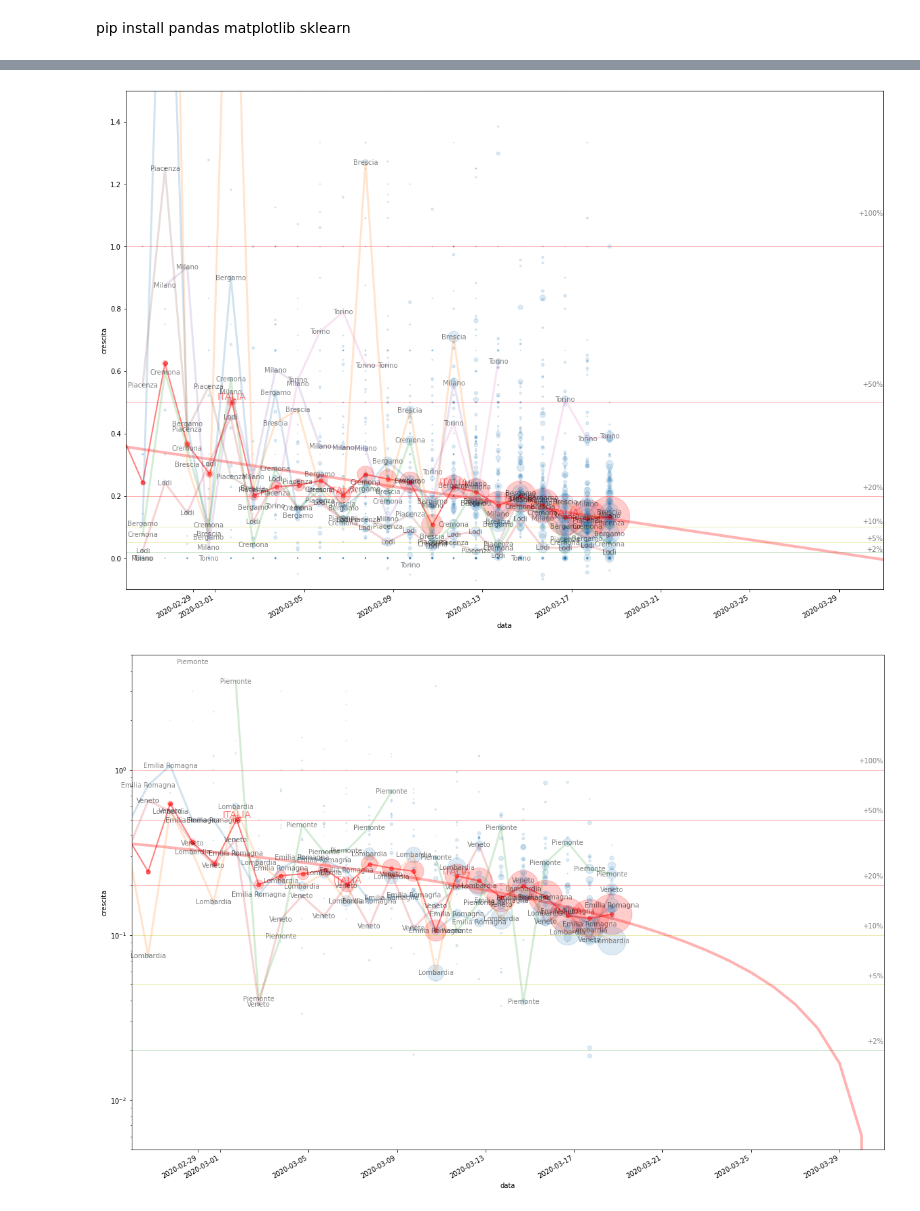
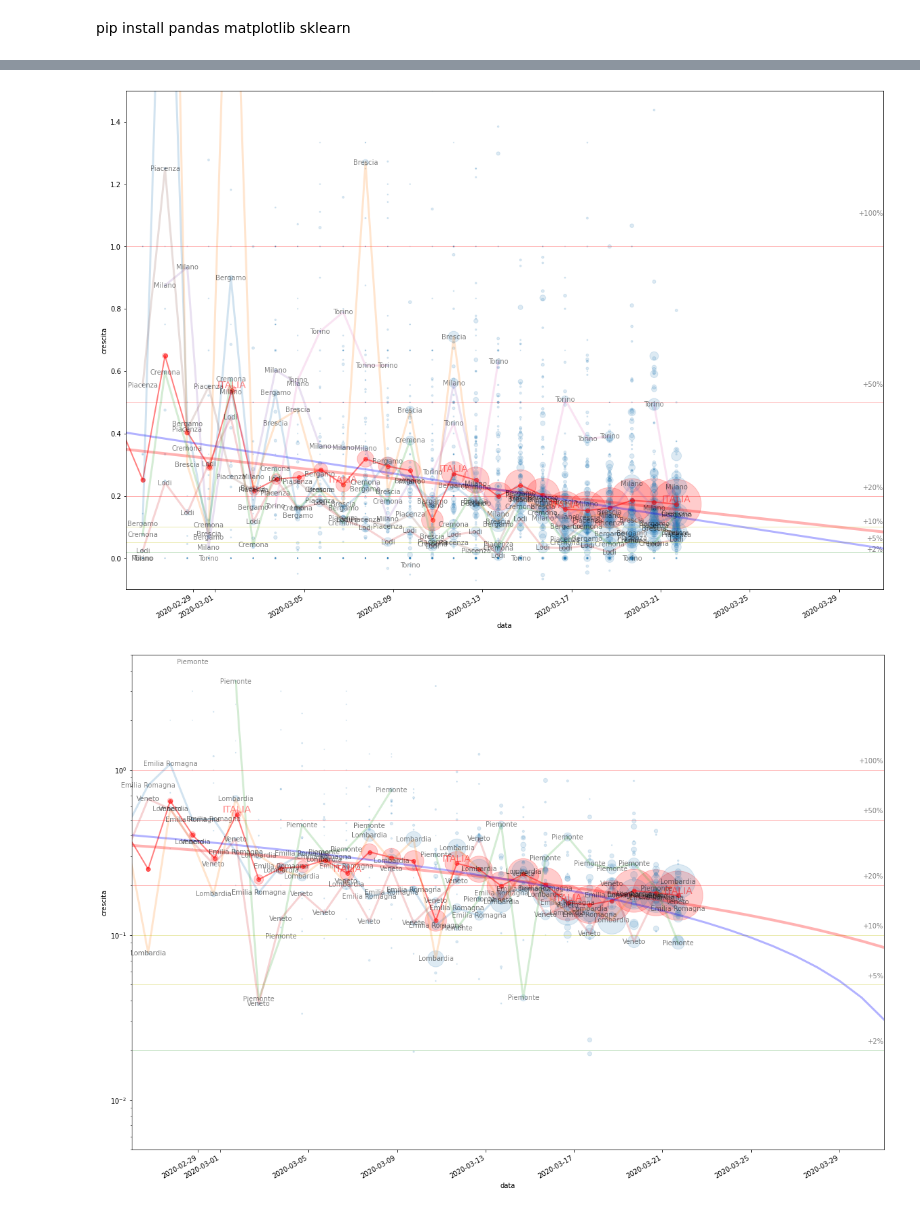
Before and after one commit to cairomassimo/analisi-covid-19-italia, a Jupyter notebook: main.ipynb, the cells around one changed output, grey strips where cells are left out. Drawn from its saved outputs; the diff is of its cells as text; code cells hidden in the pictures.

Commit message:
Dati aggiornati e grafico con medie mobili

```diff
--- a/main.ipynb
+++ b/main.ipynb
@@ -24,9 +24,10 @@ def carica_province():
     x = ita_province[['data', 'denominazione_provincia', 'totale_casi']].copy().sort_values(['denominazione_provincia', 'data'])
     x['data'] = pd.to_datetime(x['data'])
     x['luogo'] = x['denominazione_provincia']
+    del x['denominazione_provincia']
     x['nuovi_casi'] = x.groupby('luogo').totale_casi.diff()
-    x['totale_casi_prec'] = x.groupby('luogo').totale_casi.shift()
-    x['crescita'] = x['nuovi_casi'] / x['totale_casi_prec']
+    x['stima_attualmente_positivi'] = x.groupby('luogo').totale_casi.shift()
+    x['crescita'] = x['nuovi_casi'] / x['stima_attualmente_positivi']
 
     x = x[x['luogo'] != 'In fase di definizione/aggiornamento']
 
@@ -35,12 +36,13 @@ def carica_province():
     return x
 # %%
 def carica_regioni():
-    x = ita_regioni[['data', 'denominazione_regione', 'totale_casi']].copy().sort_values(['denominazione_regione', 'data'])
+    x = ita_regioni[['data', 'denominazione_regione', 'totale_casi', 'totale_attualmente_positivi']].copy().sort_values(['denominazione_regione', 'data'])
     x['data'] = pd.to_datetime(x['data'])
     x['luogo'] = x['denominazione_regione']
+    del x['denominazione_regione']
     x['nuovi_casi'] = x.groupby('luogo').totale_casi.diff()
-    x['totale_casi_prec'] = x.groupby('luogo').totale_casi.shift()
-    x['crescita'] = x['nuovi_casi'] / x['totale_casi_prec']
+    x['stima_attualmente_positivi'] = x.groupby('luogo').totale_attualmente_positivi.shift()
+    x['crescita'] = x['nuovi_casi'] / x['stima_attualmente_positivi']
 
     x = x[x['luogo'] != 'In fase di definizione/aggiornamento']
 
@@ -49,12 +51,12 @@ def carica_regioni():
     return x
 # %%
 def carica_andamento_nazionale():
-    x = ita_andamento_nazionale[['data', 'totale_casi']].copy().sort_values('data')
+    x = ita_andamento_nazionale[['data', 'totale_casi', 'totale_attualmente_positivi']].copy().sort_values('data')
     x['data'] = pd.to_datetime(x['data'])
     #x['giorno'] = x.groupby('data').ngroup()
     x['nuovi_casi'] = x.totale_casi.diff()
-    x['totale_casi_prec'] = x.totale_casi.shift()
-    x['crescita'] = x['nuovi_casi'] / x['totale_casi_prec']
+    x['stima_attualmente_positivi'] = x.totale_attualmente_positivi.shift()
+    x['crescita'] = x['nuovi_casi'] / x['stima_attualmente_positivi']
     x['luogo'] = 'Italia'
 
     x = x.replace([np.inf, -np.inf], np.nan).dropna()
@@ -69,8 +71,8 @@ xlim_date = [pd.to_datetime('2020-02-26'), pd.to_datetime('2020-03-31')]
 xlim = [d.to_datetime64() for d in xlim_date]
 
 for risoluzione_nome, dati, scatter_size, min_casi in [
-    ('province', dati_province, 0.2, 1000),
-    ('regioni', dati_regioni, 0.1, 2000),
+    ('province', dati_province, 0.2, 1500),
+    ('regioni', dati_regioni, 0.1, 3000),
 ]:
     for logy in [True, False]:
         if logy:
@@ -79,7 +81,6 @@ for risoluzione_nome, dati, scatter_size, min_casi in [
             ylim = (-0.1, 1.5)
 
         italia = dati_andamento_nazionale
-        italia['crescita'] = italia['nuovi_casi'] / italia['totale_casi_prec']
 
         italia.plot.scatter(
             'data',
@@ -116,19 +117,29 @@ for risoluzione_nome, dati, scatter_size, min_casi in [
         train = italia[['data', 'crescita', 'totale_casi']].copy()
         train['secondi'] = (train['data'] - xlim_date[0]).dt.total_seconds()
 
-        regr = LinearRegression()
-        regr.fit(
-            train['secondi'].values.reshape(-1, 1),
-            train['crescita'].values.reshape(-1, 1),
-            train['totale_casi'].values,
-        )
-
         dr = pd.date_range(*xlim_date).to_series()
 
-        pred_crescita = pd.Series(regr.predict((dr - xlim_date[0]).dt.total_seconds().values.reshape(-1, 1))[:,0], index=dr)
-        pred_crescita.plot(c='r', linewidth=4, alpha=0.3)
+        for weighted in [True, False]:
+            regr = LinearRegression()
+            if weighted:
+                regr.fit(
+                    train['secondi'].values.reshape(-1, 1),
+                    train['crescita'].values.reshape(-1, 1),
+                    train['totale_casi'].values,
+                )
+            else:
+                regr.fit(
+                    train['secondi'].values.reshape(-1, 1),
+                    train['crescita'].values.reshape(-1, 1),
+                )
 
-        for provincia, d in dati.groupby('luogo'):
+            pred_crescita = pd.Series(regr.predict((dr - xlim_date[0]).dt.total_seconds().values.reshape(-1, 1))[:,0], index=dr)
+            if weighted:
+                pred_crescita.plot(c='r', linewidth=4, alpha=0.3)
+            else:
+                pred_crescita.plot(c='b', linewidth=3, alpha=0.3)
+
+        for luogo, d in dati.groupby('luogo'):
             if not d['totale_casi'].iloc[-1] > min_casi:
                 continue
 
@@ -149,7 +160,7 @@ for risoluzione_nome, dati, scatter_size, min_casi in [
             #x = x[(x['crescita'] == x['crescita'].max()) | (x['crescita'] == x['crescita'].min())]
 
             for y in x.iloc:
-                ax.annotate(provincia, (y['data'].to_datetime64(), y['crescita']), c='k', va='center', ha='center', alpha=0.5)
+                ax.annotate(luogo, (y['data'].to_datetime64(), y['crescita']), c='k', va='center', ha='center', alpha=0.5)
 
         for y in italia.iloc[::5].iloc:
             ax.annotate('ITALIA', (y['data'].to_datetime64(), y['crescita']), c='r', va='bottom', ha='center', alpha=0.5, fontsize=14)
@@ -164,2 +175,2 @@ for risoluzione_nome, dati, scatter_size, min_casi in [
-[figure, old version]
+[figure, new version]
-[figure, old version]
+[figure, new version]
```
Also changed, not shown: parts of 3 cells of this notebook.
